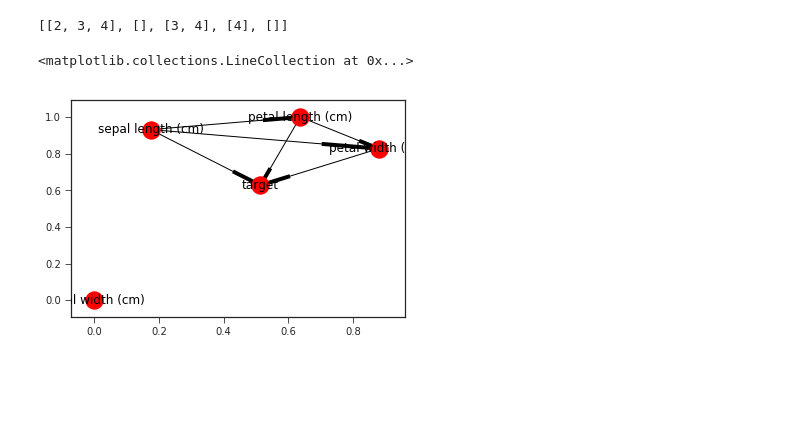
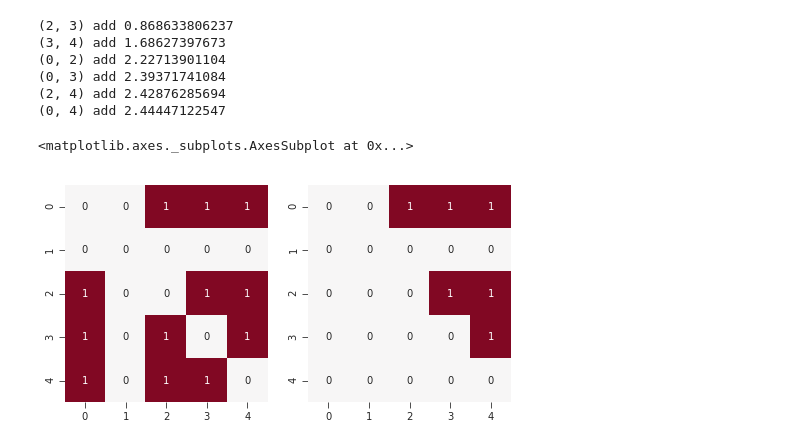
Before and after one commit to ytakashina/depynd, a Jupyter notebook: bayesian_networks.ipynb, the cells around one changed output. Cells and saved outputs as stored; diff of their text form; code cells hidden in the pictures; blank space fills up the shorter version.

Commit message:
Modified: return adjacency matrix instead of adjacency list in bayesian_networks.mmhc() etc

```diff
--- a/bayesian_networks.ipynb
+++ b/bayesian_networks.ipynb
@@ -18,18 +18,16 @@ iris = sklearn.datasets.load_iris()
 df = pd.DataFrame(iris.data, columns=list(iris.feature_names))
 df['target'] = iris.target
 X = df.values
-# %%
-adj = bayesian_networks.mmhc(X)
-adj
-# %% [output]
-[[2, 3, 4], [], [3, 4], [4], []]
-# %%
-g = nx.DiGraph(dict(enumerate(adj)))
-pos = nx.spring_layout(g)
-labels = {i: l for i, l in enumerate(df.columns)}
-nx.draw_networkx_labels(g, pos, labels)
-nx.draw_networkx_nodes(g, pos)
-nx.draw_networkx_edges(g, pos)
-# %% [output]
-<matplotlib.collections.LineCollection at 0x...>
-[figure, removed]
+# %%
+f, axes = plt.subplots(1, 2, figsize=[8, 4])
+sns.heatmap(bayesian_networks.mmpc(X), ax=axes[0], cmap=palette, center=0, cbar=None, annot=True)
+sns.heatmap(bayesian_networks.mmhc(X, verbose=True), ax=axes[1], cmap=palette, center=0, cbar=None, annot=True)
+# %% [output]
+(2, 3) add 0.868633806237
+(3, 4) add 1.68627397673
+(0, 2) add 2.22713901104
+(0, 3) add 2.39371741084
+(2, 4) add 2.42876285694
+(0, 4) add 2.44447122547
+<matplotlib.axes._subplots.AxesSubplot at 0x...>
+[figure, added]
```
Also changed, not shown: parts of 5 cells of this notebook, 2 other files.
